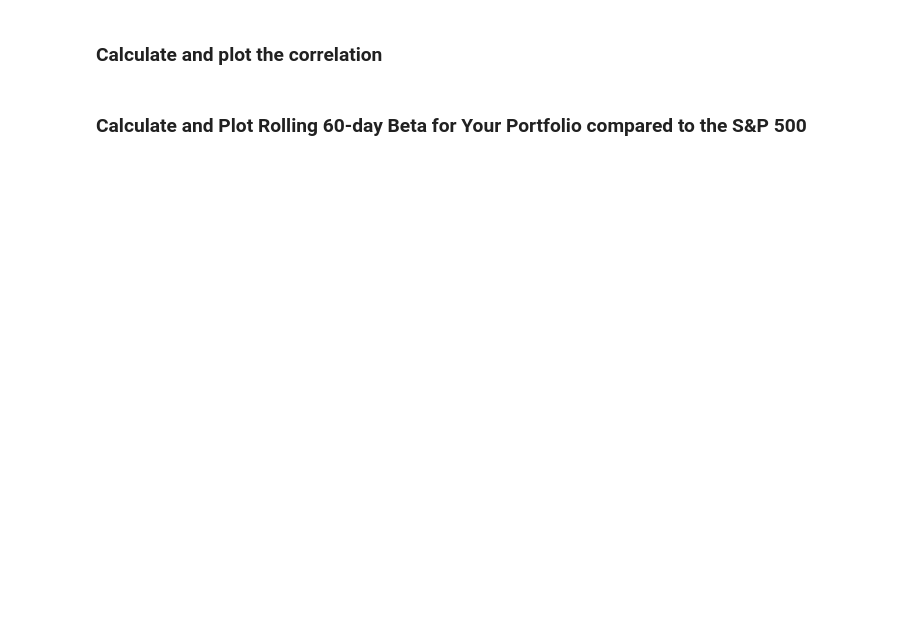
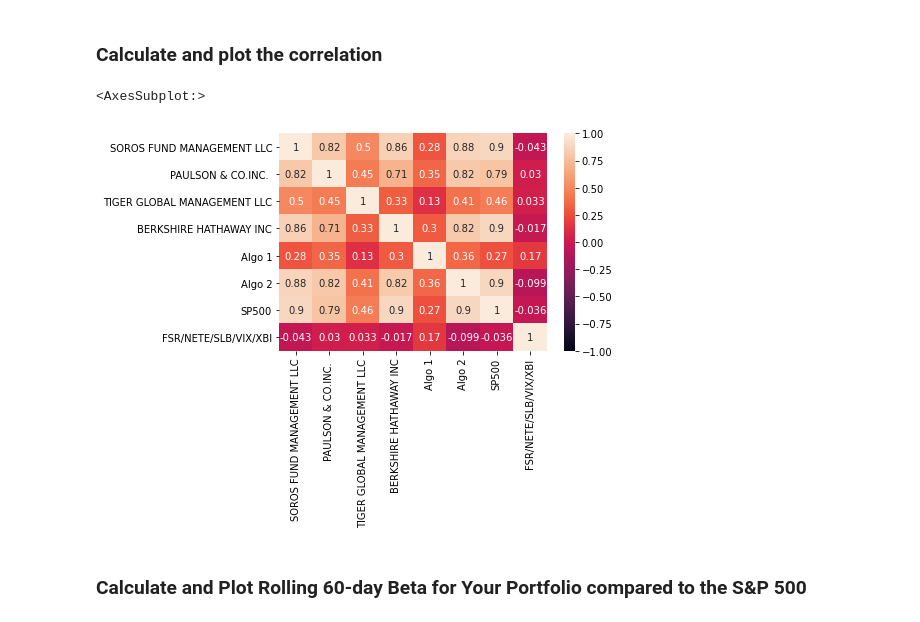
Before and after one commit to jjalomo93/Pandas-HW, a Jupyter notebook: whale_analysis.ipynb, the cells around one changed output. Cells and saved outputs as stored; diff of their text form; code cells hidden in the pictures; blank space fills up the shorter version.

```diff
--- a/whale_analysis.ipynb
+++ b/whale_analysis.ipynb
@@ -385,5 +547,10 @@ weights = [1/3, 1/3, 1/3]
 ### Calculate and plot the correlation
 # %%
 # Calculate and plot the correlation
+total_corr = total_portfolio.corr()
+sns.heatmap(total_corr, vmax=1, vmin=-1, annot=True)
+# %% [output]
+<AxesSubplot:>
+[figure, added]
 # %% [markdown]
 ### Calculate and Plot Rolling 60-day Beta for Your Portfolio compared to the S&P 500
```
Also changed, not shown: parts of 35 cells of this notebook, 6 other files.
